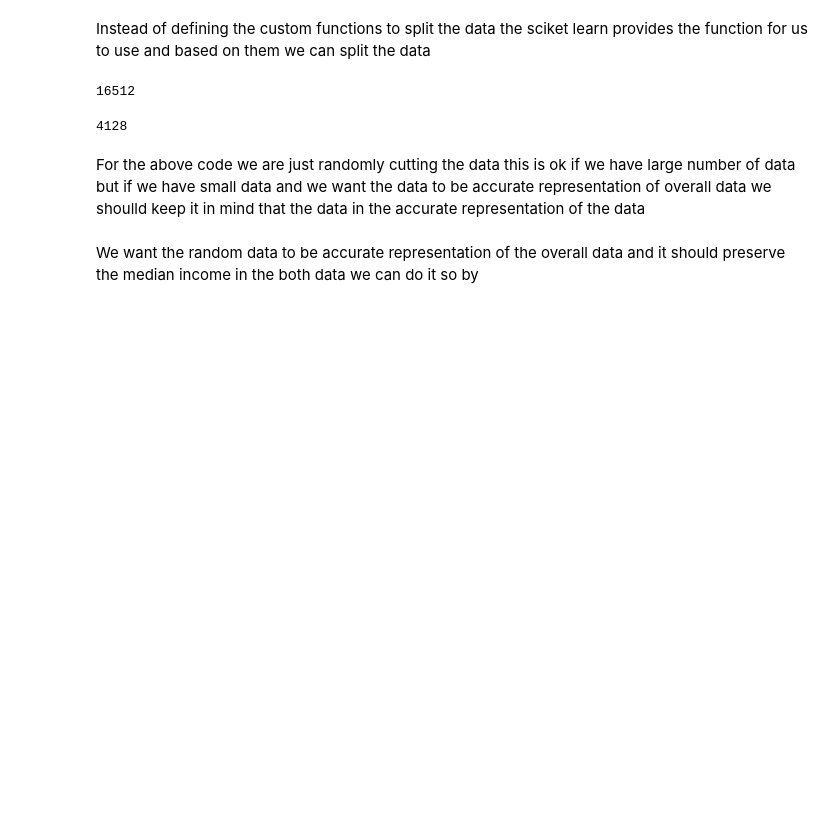
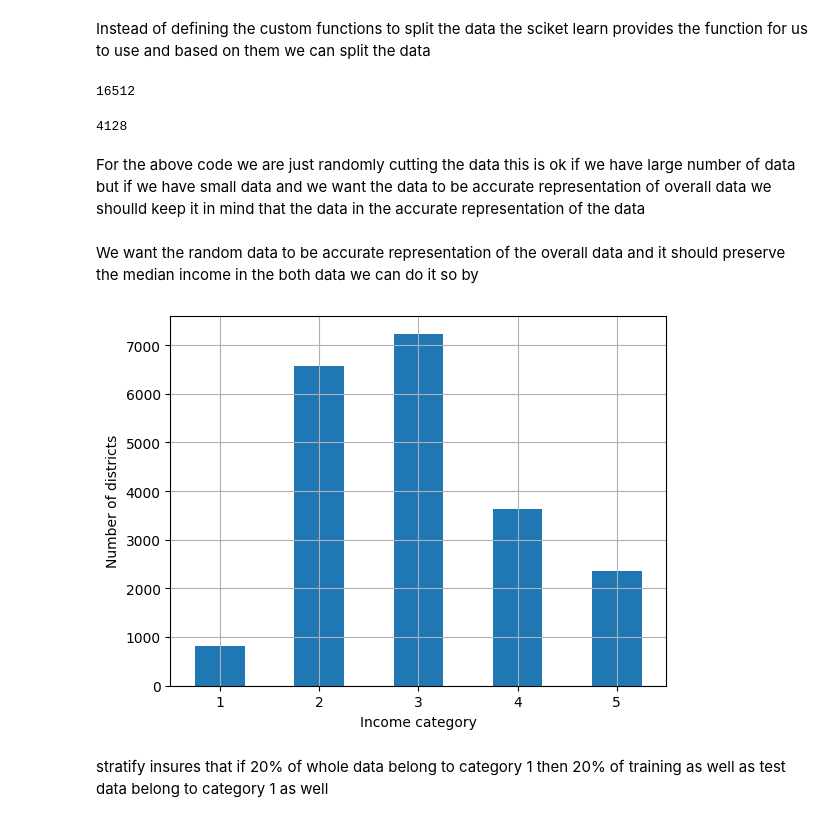
Before and after one commit to Muhammad-Awais-Tariq/Hands_on_ml, a Jupyter notebook: Chapter_2/my_code.ipynb, the cells around one changed output. Saved outputs shown, nothing was run; the diff lists cells and outputs as text; code cells hidden in the pictures; blank space fills up the shorter version.

Commit message:
added the stratify

```diff
--- a/Chapter_2/my_code.ipynb
+++ b/Chapter_2/my_code.ipynb
@@ -143,3 +143,10 @@ housing["income_cat"] = pd.cut(
     bins=[0., 1.5, 3.0, 4.5, 6., np.inf],
     labels=[1, 2, 3, 4, 5]
 )  # Create a new column by dividing the median income into five predefined income categories.
+# %%
+housing["income_cat"].value_counts().sort_index().plot.bar(rot = 0 , grid = True)
+plt.xlabel("Income category")
+plt.ylabel("Number of districts")
+plt.show()
+# %% [output]
+[figure, added]
@@ -145,0 +160,2 @@ housing["income_cat"] = pd.cut(
+# %% [markdown]
+stratify insures that if 20% of whole data belong to category 1 then 20% of training as well as test data belong to category 1 as well
```
Also changed, not shown: parts of 1 cell of this notebook.
